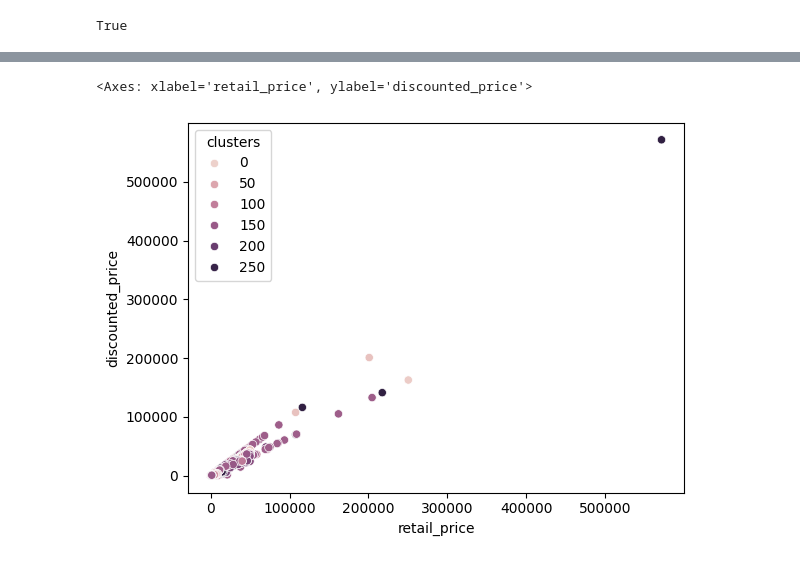
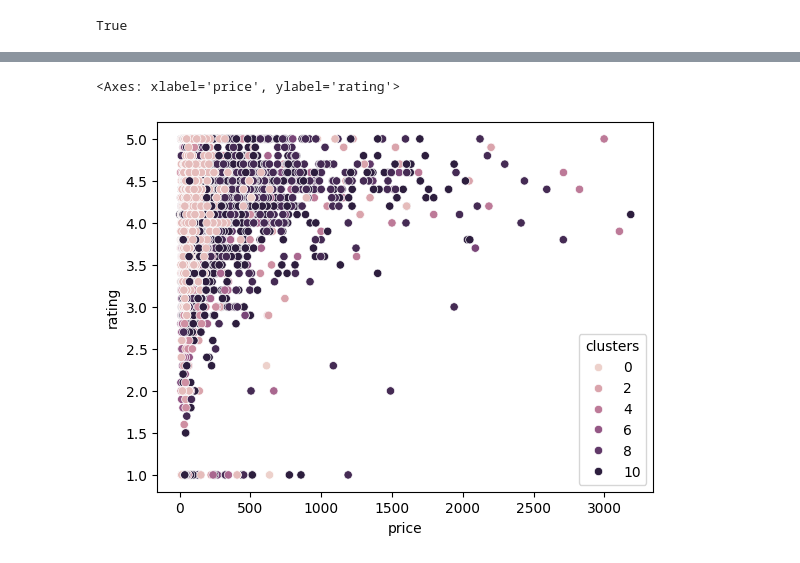
Before and after one commit to Karthik5412/Shopping-Cart, a Jupyter notebook: notebook.ipynb, the cells around one changed output, grey strips where cells are left out. Cells and saved outputs as stored; diff of their text form; code cells hidden in the pictures.

```diff
--- a/notebook.ipynb
+++ b/notebook.ipynb
@@ -86,6 +56,0 @@ df.loc[2,'product_category_tree']
-# %%
-df['product_category_tree'] = df['product_category_tree'].str.replace(r'[\[\]"]', '', regex=True)
-df['category_1'] = df['product_category_tree'].str.split('>>').str[0]
-df['category_2'] = df['product_category_tree'].str.split('>>').str[1]
-df = df.drop(columns='product_category_tree')
-df.head()
@@ -132,9 +90,9 @@ def preprocessing_text(data : str) -> str:
 
     return ' '.join(words)
 # %%
-df['description'] = df['description'].apply(preprocessing_text)
-df['product_name'] = df['product_name'].apply(preprocessing_text)
-df['category_2'] = df['category_2'].astype(object).apply(preprocessing_text)
+df['brand'] = df['brand'].apply(preprocessing_text)
+df['title'] = df['title'].apply(preprocessing_text)
+df['category'] = df['category'].astype(object).apply(preprocessing_text)
 
 df.head()
 # %% [output]
@@ -163,4 +121,4 @@ df
 # %%
-df['Final pharse'] = df['product_name'] + df['description'] +df['category_2']
+df['Final pharse'] = df['brand'] + df['title'] +df['category']
 df
 # %% [output]
@@ -191,2 +149,3 @@ matrix
 # %%
-n = len(df['category_1'].unique())
+n = len(df['category'].unique())
+n
@@ -219,8 +180,8 @@ df
 # %%
-sns.scatterplot(x= df['retail_price'], y= df['discounted_price'], hue= df['clusters'])
+sns.scatterplot(x= df['price'], y= df['rating'], hue= df['clusters'] )
 # %% [output]
-<Axes: xlabel='retail_price', ylabel='discounted_price'>
+<Axes: xlabel='price', ylabel='rating'>
-[figure, old version]
+[figure, new version]
 # %%
 import pickle
 
```
Also changed, not shown: parts of 15 cells of this notebook.
